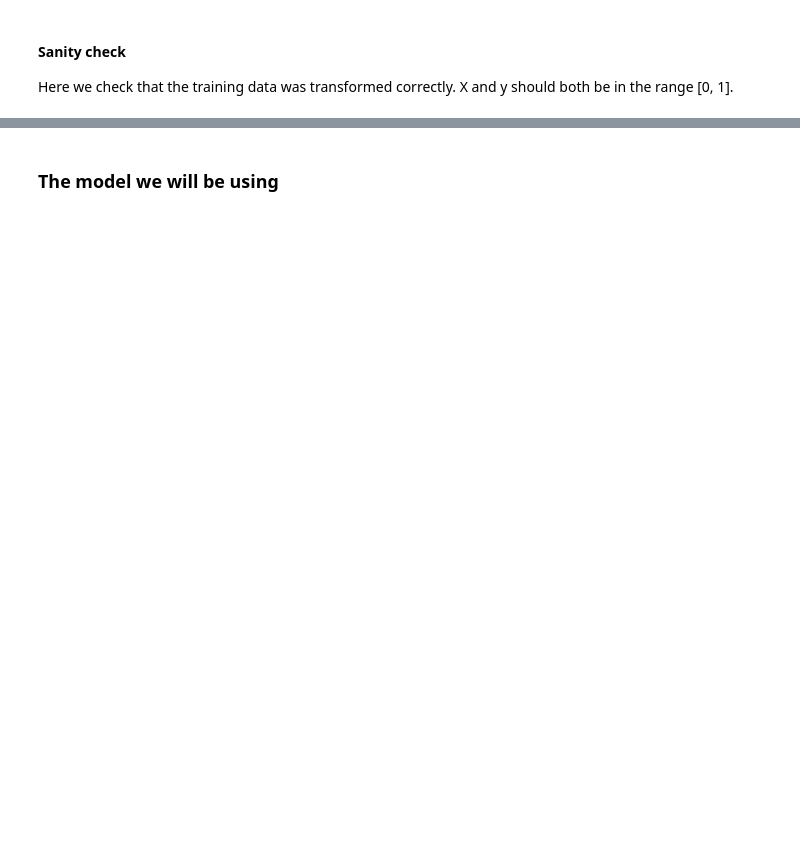
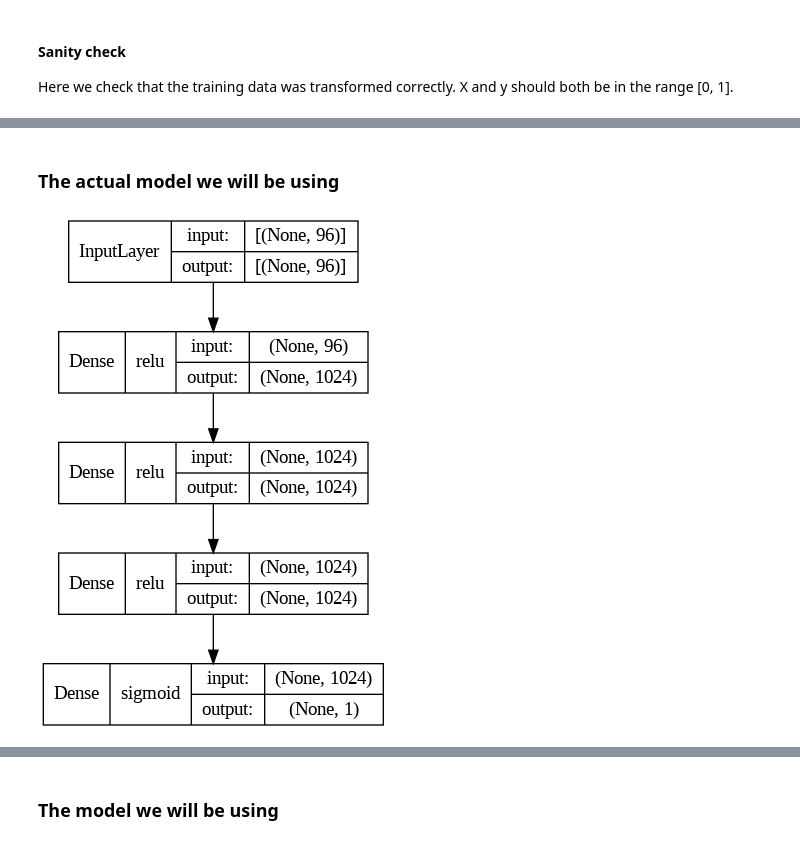
Before and after one commit to owenjaques/chessbot, a Jupyter notebook: neural_networks/models.ipynb, the cells around one changed output, grey strips where cells are left out. Drawn from its saved outputs; the diff is of its cells as text; code cells hidden in the pictures; blank space fills up the shorter version.

```diff
--- a/neural_networks/models.ipynb
+++ b/neural_networks/models.ipynb
@@ -125,0 +187,20 @@ plt.show()
+# %% [markdown]
+### The actual model we will be using
+# %%
+model = keras.Sequential([
+	keras.layers.Input(modelinput.ModelInput('positions').input_length()),
+	keras.layers.Dense(1024, activation='relu'),
+	keras.layers.Dense(1024, activation='relu'),
+	keras.layers.Dense(1024, activation='relu'),
+	keras.layers.Dense(1, activation='sigmoid')
+])
+
+model.compile(
+    optimizer=keras.optimizers.Adam(learning_rate=0.001),
+    loss='mse',
+	metrics=[keras.metrics.MeanAbsoluteError()]
+)
+
+keras.utils.plot_model(model, show_shapes=True, show_layer_activations=True, to_file='single_input_model.png', show_layer_names=False)
+# %% [output]
+[figure, added]
```
Also changed, not shown: parts of 22 cells of this notebook.
